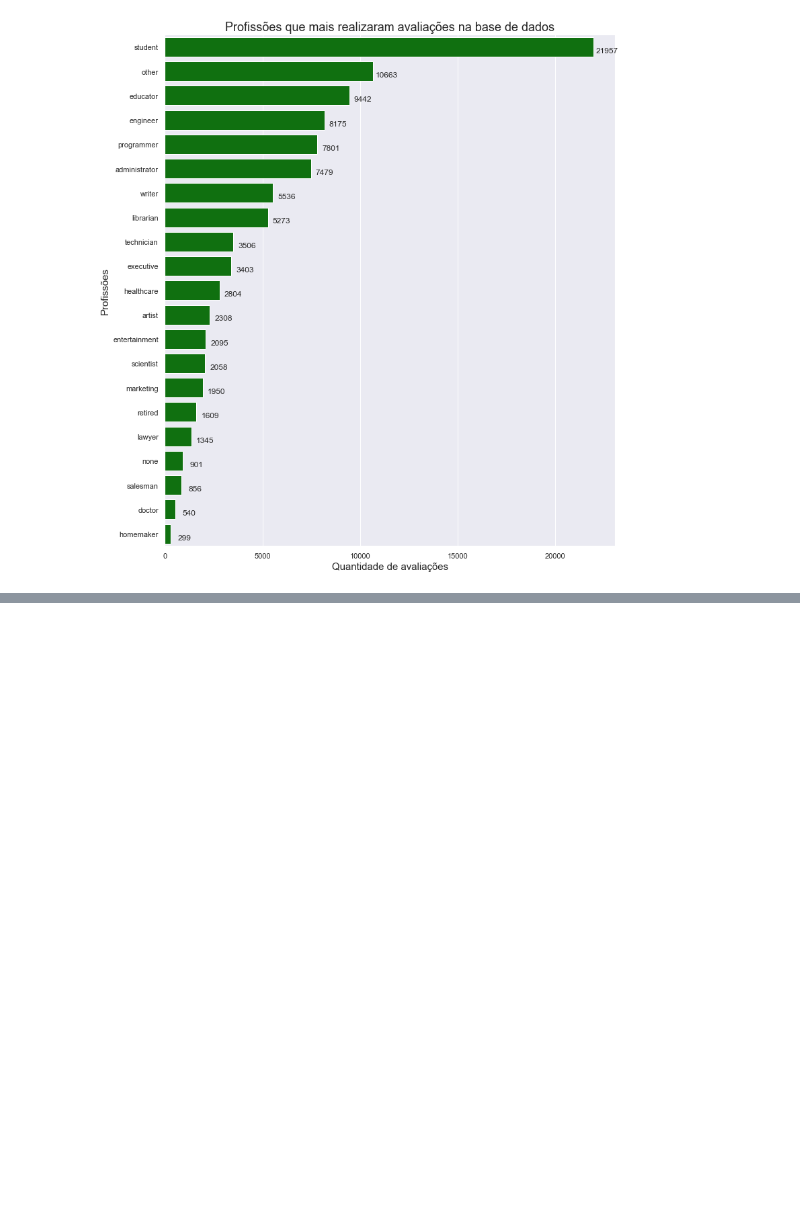
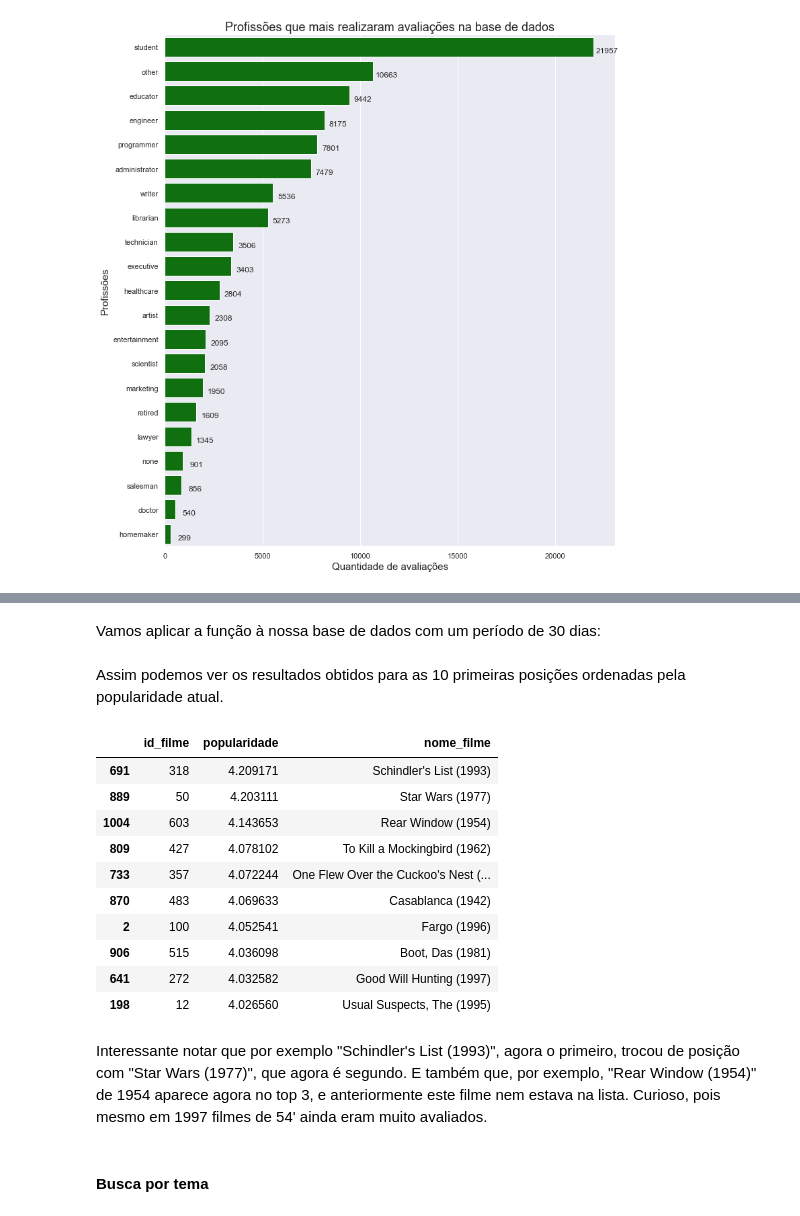
Before and after one commit to aravinii/SystemRecomendation, a Jupyter notebook: iris.ipynb, the cells around one changed output, grey strips where cells are left out. Drawn from its saved outputs; the diff is of its cells as text; code cells hidden in the pictures; blank space fills up the shorter version.

```diff
--- a/iris.ipynb
+++ b/iris.ipynb
@@ -497,0 +621,57 @@ plt.show()
+# %%
+def current_wr_imdb(dataframe, nome_coluna_avaliacoes, nome_coluna_id_filme, percentil_minimo_avaliacoes, periodo_maximo_considerado, nome_coluna_data_avaliacao):
+    """
+    Função que executa a métrica de média ponderada definida pela IMDB, mas apenas para as avaliações feitas no período de tempo passado como parâmetro.
+
+
+    Parâmetros
+    ----------
+    dataframe: DataFrame
+        Pandas DataFrame que contem as informações necessárias para aplicação da função
+    nome_coluna_avaliacoes: String
+        O nome da coluna ao qual a formula será aplicada
+    nome_coluna_id_filme: String
+        O nome da coluna que identifica cada filme na base de dados
+    percentil_minimo_avaliacoes: Float
+        A quantidade do percentil que reflete o mínimo de avaliações necessárias para que um filme possa ser ranqueado
+    periodo_maximo_considerado: Integer
+        A quantidade de dias considerados na janela de análise
+    nome_coluna_data_avaliacao: String
+        O nome da coluna que contém a data da avaliação feita
+
+
+    Retorno
+    ----------
+    DataFrame
+        Um Pandas DataFrame contendo em uma coluna o identificador de cada filme único na base e numa outra coluna a métrica de popularidade aplicada.
+    """
+
+    dataframe_auxiliar = dataframe.copy()
+    dataframe_auxiliar[nome_coluna_data_avaliacao] = pd.to_datetime(dataframe_auxiliar[nome_coluna_data_avaliacao])
+    dataframe_auxiliar = dataframe_auxiliar[dataframe_auxiliar[nome_coluna_data_avaliacao] >=  dataframe_auxiliar[nome_coluna_data_avaliacao].max() - pd.Timedelta(days=periodo_maximo_considerado)].copy()
+
+    return wr_imdb(dataframe_auxiliar, nome_coluna_avaliacoes, nome_coluna_id_filme, percentil_minimo_avaliacoes)
+# %% [markdown]
+Vamos aplicar a função à nossa base de dados com um período de 30 dias:
+# %%
+df_resultado_popularidade_atual = current_wr_imdb(df, 'avaliacao', 'id_filme', 0.9, 30, 'data_avaliacao')
+# %% [markdown]
+Assim podemos ver os resultados obtidos para as 10 primeiras posições ordenadas pela popularidade atual.
+# %%
+df_resultado_popularidade_atual.merge(df_item[['id_filme','nome_filme']], left_on='id_filme', right_on='id_filme', how='left').sort_values(by='popularidade', ascending=False).head(10)
+# %% [output]
+|  | id_filme | popularidade | nome_filme |
+| 691 | 318 | 4.209171 | Schindler's List (1993) |
+| 889 | 50 | 4.203111 | Star Wars (1977) |
+| 1004 | 603 | 4.143653 | Rear Window (1954) |
+| 809 | 427 | 4.078102 | To Kill a Mockingbird (1962) |
+| 733 | 357 | 4.072244 | One Flew Over the Cuckoo's Nest (... |
+| 870 | 483 | 4.069633 | Casablanca (1942) |
+| 2 | 100 | 4.052541 | Fargo (1996) |
+| 906 | 515 | 4.036098 | Boot, Das (1981) |
+| 641 | 272 | 4.032582 | Good Will Hunting (1997) |
+| 198 | 12 | 4.026560 | Usual Suspects, The (1995) |
+# %% [markdown]
+Interessante notar que por exemplo "Schindler's List (1993)", agora o primeiro, trocou de posição com "Star Wars (1977)", que agora é segundo. E também que, por exemplo, "Rear Window (1954)" de 1954 aparece agora no top 3, e anteriormente este filme nem estava na lista. Curioso, pois mesmo em 1997 filmes de 54' ainda eram muito avaliados.
+# %% [markdown]
+#### Busca por tema
```
Also changed, not shown: parts of 55 cells of this notebook.
